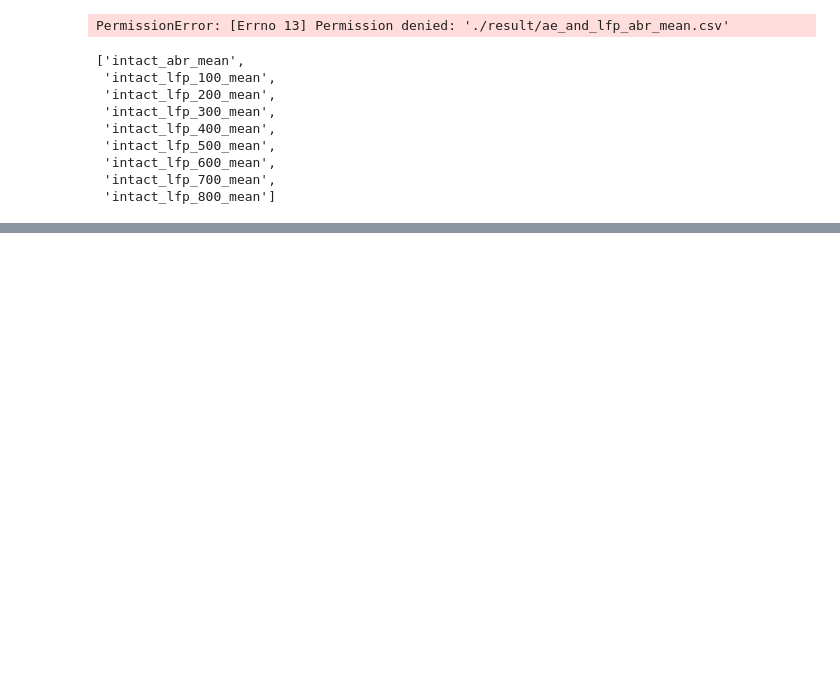
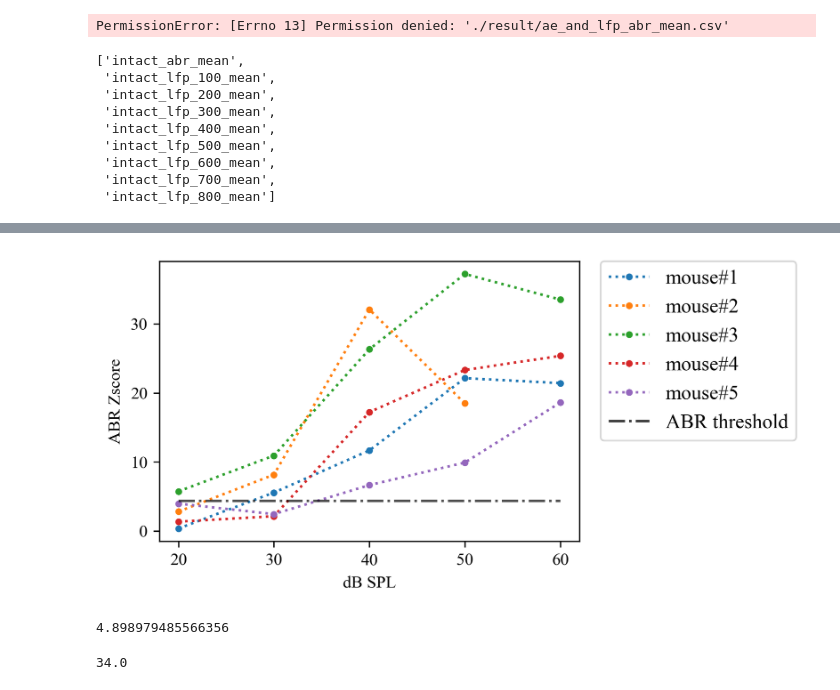
Before and after one commit to smasa1112/ABR_LFP_analysis, a Jupyter notebook: each_stim_plot.ipynb, the cells around one changed output, grey strips where cells are left out. Cells and saved outputs as stored; diff of their text form; code cells hidden in the pictures; blank space fills up the shorter version.

```diff
--- a/each_stim_plot.ipynb
+++ b/each_stim_plot.ipynb
@@ -399,0 +418,3 @@ for ae_param in ae_params:
+# %%
+alive_sound_data = alive_intact_data[alive_intact_data["stim_params"].str.contains("dB")]
+alive_sound_data
@@ -399,0 +440,28 @@ for ae_param in ae_params:
+# %%
+dates = alive_sound_data["date"].drop_duplicates().values
+# %%
+#各個体のデータを描画
+os.makedirs("./result/abr_sound_each_value",exist_ok=True)
+dBs = range(20,70,10)
+fig,ax = plt.subplots(figsize=(6,3),dpi=300)
+for i,date in enumerate(dates):
+    each_date_data =alive_sound_data[alive_sound_data["date"]==date]
+    mean = each_date_data["abr_z_score"]
+    ax.plot(list(dBs)[:len(mean)],mean,marker=".",linestyle="dotted",label=f"mouse#{i+1}")
+ax.plot([20,60],[4.36,4.36],color="k",alpha = 0.7, linestyle="-.",label="ABR threshold")
+ax.set_xticks(list(dBs))
+ax.set_xlabel("dB SPL")
+ax.set_ylabel("ABR Zscore")
+plt.legend(ncol=1,bbox_to_anchor=(1.05, 1), loc='upper left', borderaxespad=0, fontsize=12)
+plt.tight_layout()
+plt.savefig("./result/abr_sound_each_value/intact.png",facecolor="white")
+# %% [output]
+[figure, added]
+# %%
+np.std([40,40,30,30,30])
+# %% [output]
+4.898979485566356
+# %%
+np.mean([40,40,30,30,30])
+# %% [output]
+34.0
```
Also changed, not shown: parts of 4 cells of this notebook.
